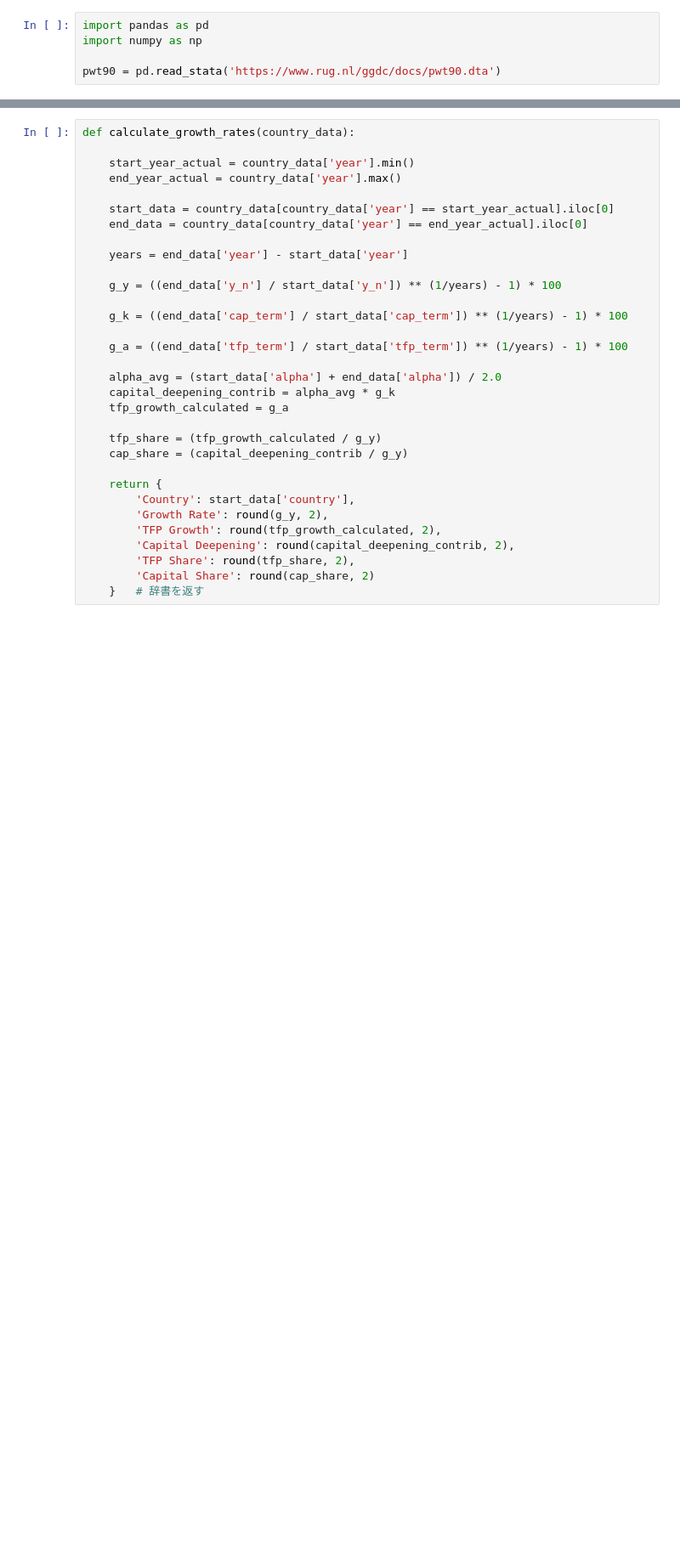
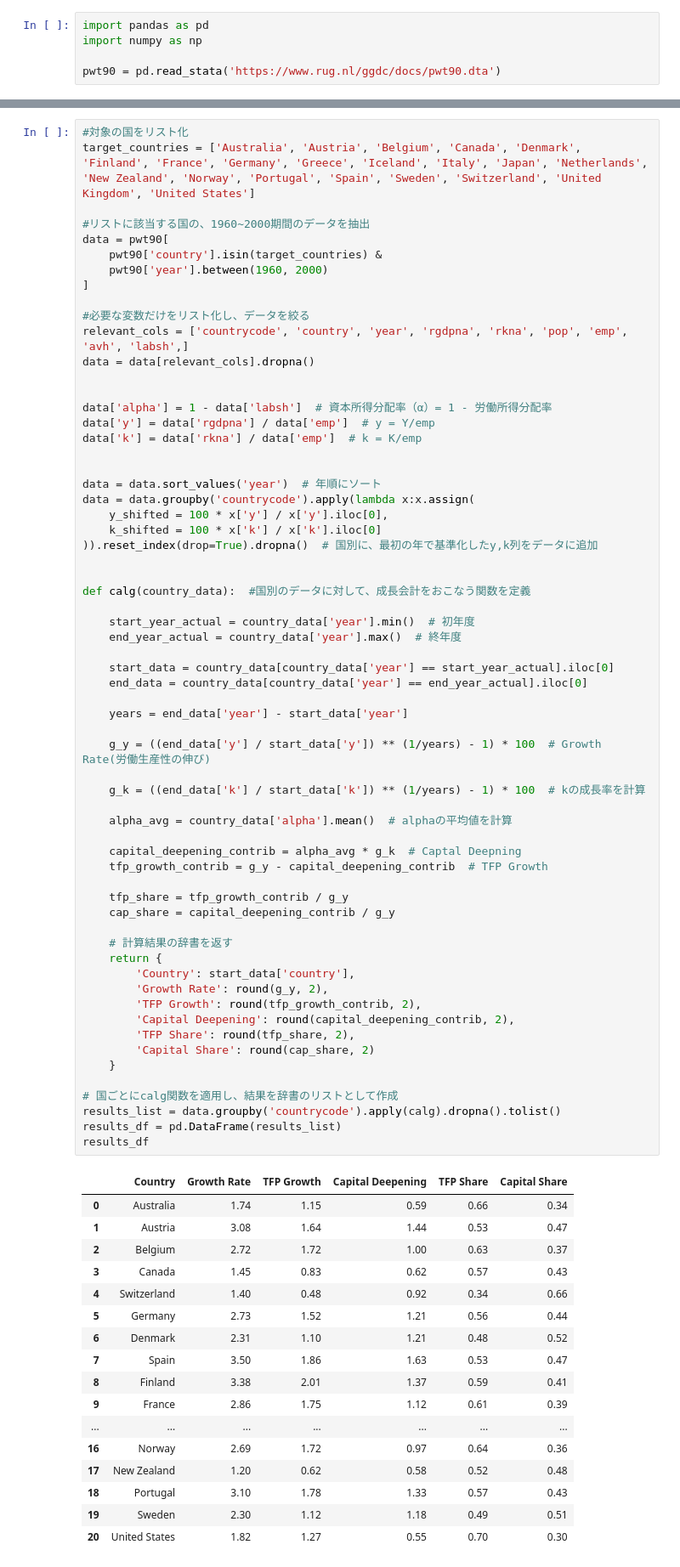
Before and after one commit to Katsushi-Nakanishi/quant-macro, a Jupyter notebook: GrowthAccounting.ipynb, the cells around one changed output, grey strips where cells are left out. Shown at 85% size. Saved outputs shown, nothing was run; the diff lists cells and outputs as text; blank space fills up the shorter version.

```diff
--- a/GrowthAccounting.ipynb
+++ b/GrowthAccounting.ipynb
@@ -64,35 +96,84 @@ def calg(country_data):  #国別のデータに対して、成長会計をおこ
 # %%
-def calculate_growth_rates(country_data):
+#対象の国をリスト化
+target_countries = ['Australia', 'Austria', 'Belgium', 'Canada', 'Denmark', 'Finland', 'France', 'Germany', 'Greece', 'Iceland', 'Italy', 'Japan', 'Netherlands', 'New Zealand', 'Norway', 'Portugal', 'Spain', 'Sweden', 'Switzerland', 'United Kingdom', 'United States']
 
-    start_year_actual = country_data['year'].min()
-    end_year_actual = country_data['year'].max()
+#リストに該当する国の、1960~2000期間のデータを抽出
+data = pwt90[
+    pwt90['country'].isin(target_countries) &
+    pwt90['year'].between(1960, 2000)
+]
+
+#必要な変数だけをリスト化し、データを絞る
+relevant_cols = ['countrycode', 'country', 'year', 'rgdpna', 'rkna', 'pop', 'emp', 'avh', 'labsh',]
+data = data[relevant_cols].dropna()
+
+
+data['alpha'] = 1 - data['labsh']  # 資本所得分配率（α）= 1 - 労働所得分配率
+data['y'] = data['rgdpna'] / data['emp']  # y = Y/emp
+data['k'] = data['rkna'] / data['emp']  # k = K/emp
+
+
+data = data.sort_values('year')  # 年順にソート
+data = data.groupby('countrycode').apply(lambda x:x.assign(
+    y_shifted = 100 * x['y'] / x['y'].iloc[0],
+    k_shifted = 100 * x['k'] / x['k'].iloc[0]
+)).reset_index(drop=True).dropna()  # 国別に、最初の年で基準化したy,k列をデータに追加
+
+
+def calg(country_data):  #国別のデータに対して、成長会計をおこなう関数を定義
+
+    start_year_actual = country_data['year'].min()  # 初年度
+    end_year_actual = country_data['year'].max()  # 終年度
 
     start_data = country_data[country_data['year'] == start_year_actual].iloc[0]
     end_data = country_data[country_data['year'] == end_year_actual].iloc[0]
 
     years = end_data['year'] - start_data['year']
 
-    g_y = ((end_data['y_n'] / start_data['y_n']) ** (1/years) - 1) * 100
+    g_y = ((end_data['y'] / start_data['y']) ** (1/years) - 1) * 100  # Growth Rate(労働生産性の伸び)
 
-    g_k = ((end_data['cap_term'] / start_data['cap_term']) ** (1/years) - 1) * 100
+    g_k = ((end_data['k'] / start_data['k']) ** (1/years) - 1) * 100  # kの成長率を計算
 
-    g_a = ((end_data['tfp_term'] / start_data['tfp_term']) ** (1/years) - 1) * 100
+    alpha_avg = country_data['alpha'].mean()  # alphaの平均値を計算
 
-    alpha_avg = (start_data['alpha'] + end_data['alpha']) / 2.0
-    capital_deepening_contrib = alpha_avg * g_k
-    tfp_growth_calculated = g_a
+    capital_deepening_contrib = alpha_avg * g_k  # Captal Deepning
+    tfp_growth_contrib = g_y - capital_deepening_contrib  # TFP Growth
 
-    tfp_share = (tfp_growth_calculated / g_y)
-    cap_share = (capital_deepening_contrib / g_y)
+    tfp_share = tfp_growth_contrib / g_y
+    cap_share = capital_deepening_contrib / g_y
 
+    # 計算結果の辞書を返す
     return {
         'Country': start_data['country'],
         'Growth Rate': round(g_y, 2),
-        'TFP Growth': round(tfp_growth_calculated, 2),
+        'TFP Growth': round(tfp_growth_contrib, 2),
         'Capital Deepening': round(capital_deepening_contrib, 2),
         'TFP Share': round(tfp_share, 2),
         'Capital Share': round(cap_share, 2)
-    }   # 辞書を返す
+    }
+
+# 国ごとにcalg関数を適用し、結果を辞書のリストとして作成
+results_list = data.groupby('countrycode').apply(calg).dropna().tolist()
+results_df = pd.DataFrame(results_list)
+results_df
+# %% [output]
+|  | Country | Growth Rate | TFP Growth | Capital Deepening | TFP Share | Capital Share |
+| 0 | Australia | 1.74 | 1.15 | 0.59 | 0.66 | 0.34 |
+| 1 | Austria | 3.08 | 1.64 | 1.44 | 0.53 | 0.47 |
+| 2 | Belgium | 2.72 | 1.72 | 1.00 | 0.63 | 0.37 |
+| 3 | Canada | 1.45 | 0.83 | 0.62 | 0.57 | 0.43 |
+| 4 | Switzerland | 1.40 | 0.48 | 0.92 | 0.34 | 0.66 |
+| 5 | Germany | 2.73 | 1.52 | 1.21 | 0.56 | 0.44 |
+| 6 | Denmark | 2.31 | 1.10 | 1.21 | 0.48 | 0.52 |
+| 7 | Spain | 3.50 | 1.86 | 1.63 | 0.53 | 0.47 |
+| 8 | Finland | 3.38 | 2.01 | 1.37 | 0.59 | 0.41 |
+| 9 | France | 2.86 | 1.75 | 1.12 | 0.61 | 0.39 |
+| ... | ... | ... | ... | ... | ... | ... |
+| 16 | Norway | 2.69 | 1.72 | 0.97 | 0.64 | 0.36 |
+| 17 | New Zealand | 1.20 | 0.62 | 0.58 | 0.52 | 0.48 |
+| 18 | Portugal | 3.10 | 1.78 | 1.33 | 0.57 | 0.43 |
+| 19 | Sweden | 2.30 | 1.12 | 1.18 | 0.49 | 0.51 |
+| 20 | United States | 1.82 | 1.27 | 0.55 | 0.70 | 0.30 |
 # %%
 print(data)
 # %% [output]
```
Also changed, not shown: parts of 9 cells of this notebook.
